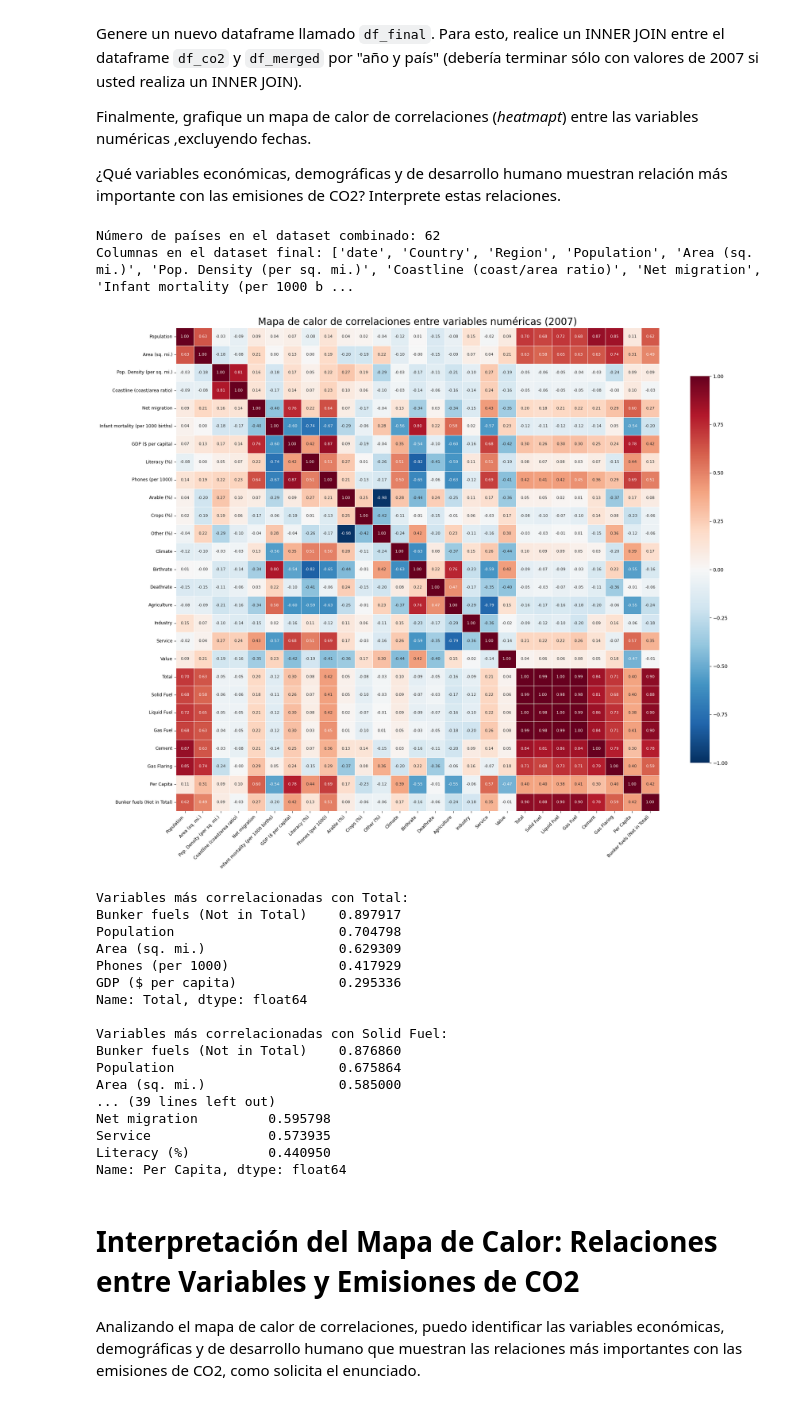
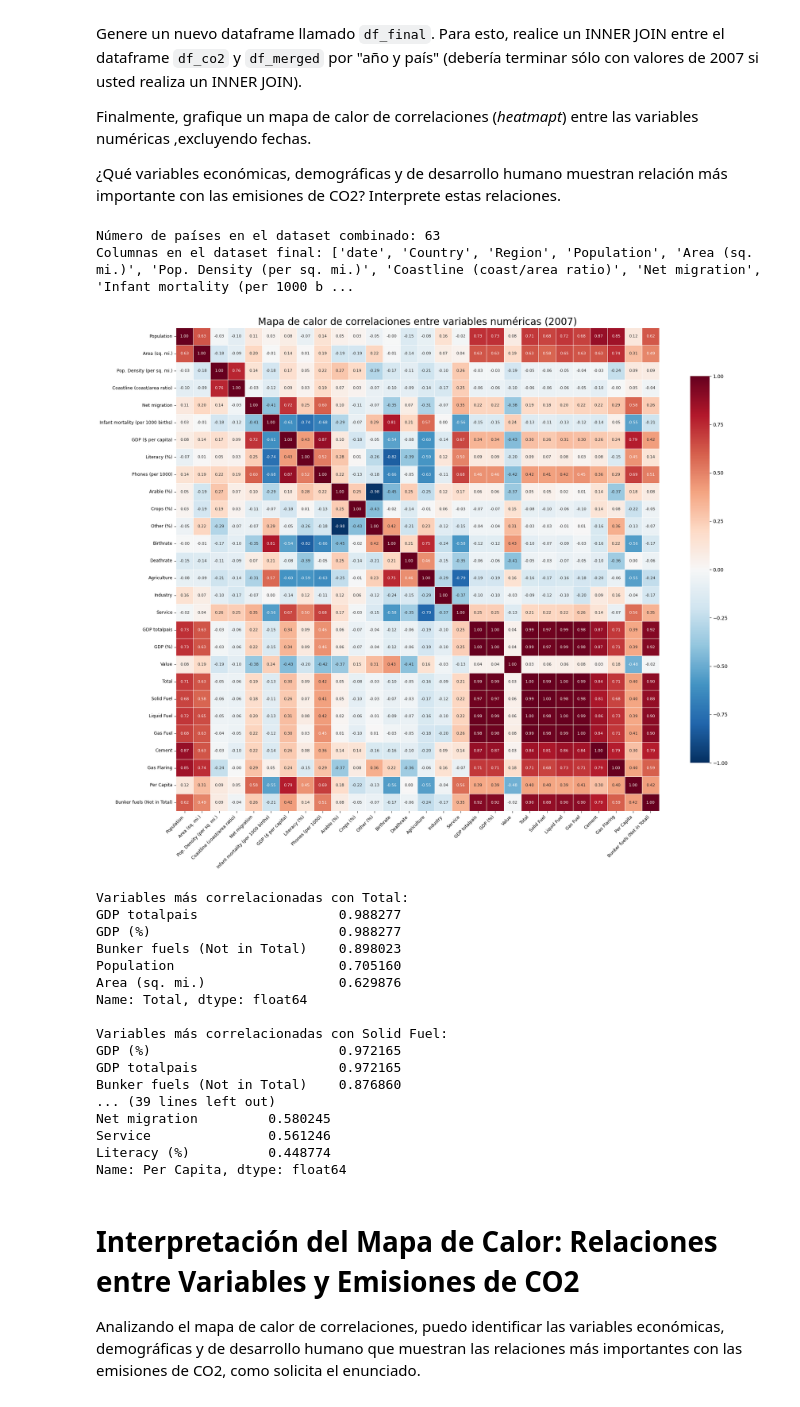
Before and after one commit to Jose062797/Tarea-1---AMLE, a Jupyter notebook: Tarea_1.ipynb, the cells around one changed output. Drawn from its saved outputs; the diff is of its cells as text; code cells hidden in the pictures.

```diff
--- a/Tarea_1.ipynb
+++ b/Tarea_1.ipynb
@@ -419,11 +496,19 @@ Este tipo de análisis regional es fundamental para comprender las dinámicas ec
 
 Supongamos que `GDP ($ per capita)` es su variable objetivo. Estudie la correlación de esta variable con el resto de las variables del `df`. ¿Por qué es importante analizar la correlación entre las variables?
 # %%
-# Correlación de GDP per capita con todas las demás variables numéricas
-correlaciones = df.corr(numeric_only=True)['GDP ($ per capita)'].sort_values(ascending=False)
+# Identificamos la variable categórica a excluir
+categorical_columns = ['Climate']
 
+# Seleccionamos solo variables numéricas, excluyendo categóricas
+numeric_columns = df.select_dtypes(include=['float64', 'int64']).columns
+numeric_columns = [col for col in numeric_columns if col not in categorical_columns]
+
+# Calculamos correlaciones solo con variables numéricas relevantes
+correlaciones = df[numeric_columns].corr()['GDP ($ per capita)'].sort_values(ascending=False)
+
+# Visualizamos las correlaciones
 plt.figure(figsize=(8, 10))
 sns.heatmap(correlaciones.to_frame(), annot=True, cmap='coolwarm', cbar=False)
-plt.title('Correlación de GDP per capita con otras variables')
+plt.title('Correlación de GDP per capita con otras variables numéricas')
 plt.show()
 # %% [output]
@@ -718,7 +810,7 @@ country_name_mapping = {
     "Bahamas": "Bahamas, The",
     "Bosnia and Herzegovina": "Bosnia & Herzegovina",
     "Myanmar": "Burma",
-    "Cape Verde": "Cabo Verde",
+    "Cabo Verde": "Cape Verde",
     "Central African Republic": "Central African Rep.",
     "Congo, Rep.": "Congo, Repub. of the",
     "Czechia": "Czech Republic",
@@ -791,7 +883,9 @@ print(f"\nNúmero de filas en el dataset combinado: {len(df_merged)}")
 df_merged.info()
 
 # Opcional: Mostrar un resumen de estadísticas descriptivas
-df_merged.describe()
+numeric_columns = df_merged.select_dtypes(include=['float64', 'int64']).columns
+numeric_columns = [col for col in numeric_columns if col != 'Climate']  # Excluimos Climate al ser categórica
+df_merged[numeric_columns].describe()
 # %% [output]
 Estructura del dataset Gini:
 <class 'pandas.core.frame.DataFrame'>
@@ -1441,6 +1539,9 @@ Finalmente, grafique un mapa de calor de correlaciones (_heatmapt_) entre las va
 
 ¿Qué variables económicas, demográficas y de desarrollo humano muestran relación más importante con las emisiones de CO2? Interprete estas relaciones.
 # %%
+# Corrección de la Pregunta 2.7
+# Este código corrige el tratamiento incorrecto de la variable categórica "Climate"
+
 # Creamos un dataframe para el año 2007 desde el dataset de CO2
 df_co2_2007 = df_co2[df_co2['Year'].dt.year == 2007].copy()
 
@@ -1464,20 +1565,22 @@ df_final = pd.merge(
 print(f"Número de países en el dataset combinado: {len(df_final)}")
 print(f"Columnas en el dataset final: {df_final.columns.tolist()}")
 
-# Seleccionamos solo las variables numéricas, excluyendo fechas
+# Seleccionamos solo las variables numéricas, excluyendo fechas y la variable categórica Climate
 cols_numericas = df_final.select_dtypes(include=['float64', 'int64']).columns
-# Excluimos explícitamente las columnas de tipo año o fecha
-cols_numericas = [col for col in cols_numericas if 'year' not in col.lower() and 'date' not in col.lower()]
+# Excluimos explícitamente las columnas de tipo año o fecha y la variable Climate
+cols_numericas = [col for col in cols_numericas if 'year' not in col.lower()
+                 and 'date' not in col.lower()
+                 and col != 'Climate']  # Excluimos explícitamente Climate
 
 # Calculamos la matriz de correlación
 matriz_corr = df_final[cols_numericas].corr()
 
-# Definimos el orden deseado de las variables (basado en la Imagen 1)
+# Definimos el orden deseado de las variables (basado en la Imagen 1), excluyendo Climate
 orden_variables = [
     'Population', 'Area (sq. mi.)', 'Pop. Density (per sq. mi.)', 'Coastline (coast/area ratio)',
     'Net migration', 'Infant mortality (per 1000 births)', 'GDP ($ per capita)', 'Literacy (%)',
-    'Phones (per 1000)', 'Arable (%)', 'Crops (%)', 'Other (%)', 'Climate', 'Birthrate',
-    'Deathrate', 'Agriculture', 'Industry', 'Service', 'GDP total', 'Value',
+    'Phones (per 1000)', 'Arable (%)', 'Crops (%)', 'Other (%)', 'Birthrate',
+    'Deathrate', 'Agriculture', 'Industry', 'Service', 'GDP totalpais', 'GDP (%)', 'Value',
     'Total', 'Solid Fuel', 'Liquid Fuel', 'Gas Fuel', 'Cement', 'Gas Flaring', 'Per Capita',
     'Bunker fuels (Not in Total)'
 ]
@@ -1499,51 +1602,51 @@ heatmap = sns.heatmap(
     vmin=-1,
     center=0,
     square=True,
     linewidths=.5,
     cbar_kws={"shrink": .8},
     annot=True,  # Añadimos valores numéricos
     fmt=".2f",   # Formato de dos decimales
     annot_kws={"size": 8}  # Tamaño de los números
 )
 
 # Añadimos título y ajustamos etiquetas
 plt.title('Mapa de calor de correlaciones entre variables numéricas (2007)', fontsize=20)
 plt.xticks(rotation=45, ha='right', fontsize=9)
 plt.yticks(fontsize=9)
 
 plt.tight_layout()
 plt.show()
 
 # Analizamos específicamente las correlaciones con las variables de emisiones de CO2
 columnas_co2 = ['Total', 'Solid Fuel', 'Liquid Fuel', 'Gas Fuel', 'Cement', 'Gas Flaring', 'Per Capita']
 # Verificamos cuáles están disponibles
 cols_co2_disponibles = [col for col in columnas_co2 if col in matriz_corr_ordenada.columns]
 
 # Para cada tipo de emisión, mostramos las variables más correlacionadas
 for col_co2 in cols_co2_disponibles:
     print(f"\nVariables más correlacionadas con {col_co2}:")
     correlaciones = matriz_corr_ordenada[col_co2].drop(cols_co2_disponibles).sort_values(ascending=False)
     print(correlaciones.head(5))  # Mostramos las 5 más correlacionadas
 # %% [output]
-Número de países en el dataset combinado: 62
+Número de países en el dataset combinado: 63
 Columnas en el dataset final: ['date', 'Country', 'Region', 'Population', 'Area (sq. mi.)', 'Pop. Density (per sq. mi.)', 'Coastline (coast/area ratio)', 'Net migration', 'Infant mortality (per 1000 b ...
-[figure, old version]
+[figure, new version]
 Variables más correlacionadas con Total:
-Bunker fuels (Not in Total)    0.897917
-Population                     0.704798
-Area (sq. mi.)                 0.629309
-Phones (per 1000)              0.417929
-GDP ($ per capita)             0.295336
+GDP totalpais                  0.988277
+GDP (%)                        0.988277
+Bunker fuels (Not in Total)    0.898023
+Population                     0.705160
+Area (sq. mi.)                 0.629876
 Name: Total, dtype: float64
 
 Variables más correlacionadas con Solid Fuel:
+GDP (%)                        0.972165
+GDP totalpais                  0.972165
 Bunker fuels (Not in Total)    0.876860
-Population                     0.675864
-Area (sq. mi.)                 0.585000
 ... (39 lines left out)
-Net migration         0.595798
-Service               0.573935
-Literacy (%)          0.440950
+Net migration         0.580245
+Service               0.561246
+Literacy (%)          0.448774
 Name: Per Capita, dtype: float64
 # %% [markdown]
 # Interpretación del Mapa de Calor: Relaciones entre Variables y Emisiones de CO2
```
Also changed, not shown: parts of 14 cells of this notebook.
